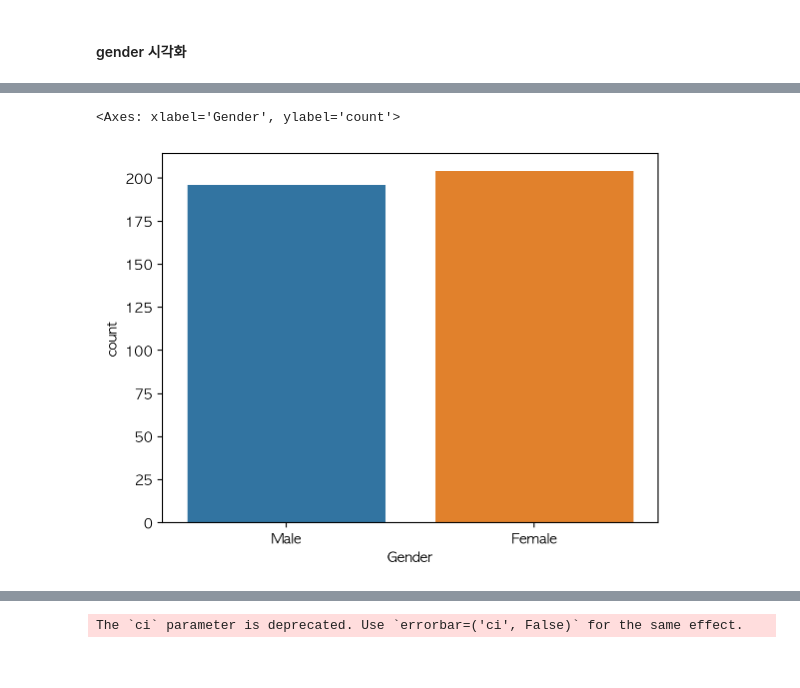
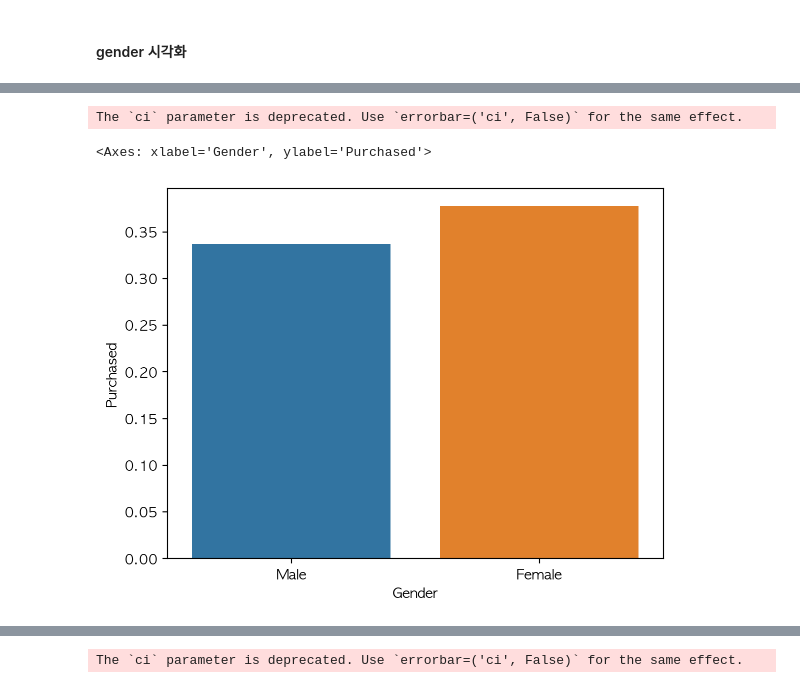
Before and after one commit to online5880/kdt_machine-learning, a Jupyter notebook: social_network/social_network.ipynb, the cells around one changed output, grey strips where cells are left out. Cells and saved outputs as stored; diff of their text form; code cells hidden in the pictures.

```diff
--- a/social_network/social_network.ipynb
+++ b/social_network/social_network.ipynb
@@ -170,10 +249,12 @@ Name: count, dtype: int64
 # %%
-
-sns.countplot(
-    data=data,
+sns.barplot(
+    data,
     x='Gender',
-    hue='Gender'
+    y='Purchased',
+    ci=False,
+    hue='Gender',
 )
 # %% [output]
-<Axes: xlabel='Gender', ylabel='count'>
+The `ci` parameter is deprecated. Use `errorbar=('ci', False)` for the same effect.
+<Axes: xlabel='Gender', ylabel='Purchased'>
-[figure, old version]
+[figure, new version]
```
Also changed, not shown: parts of 41 cells of this notebook, 1 other file.
